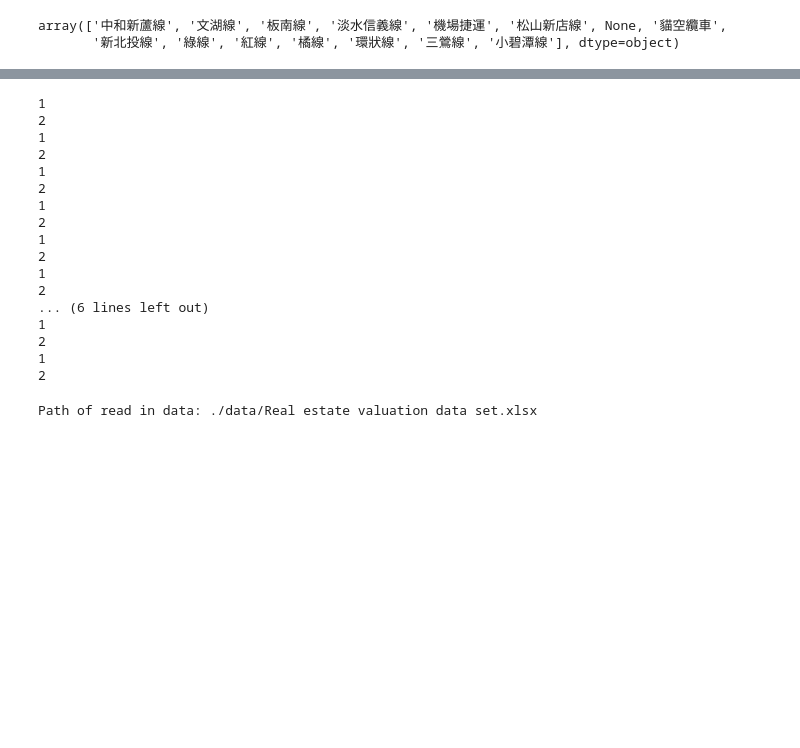
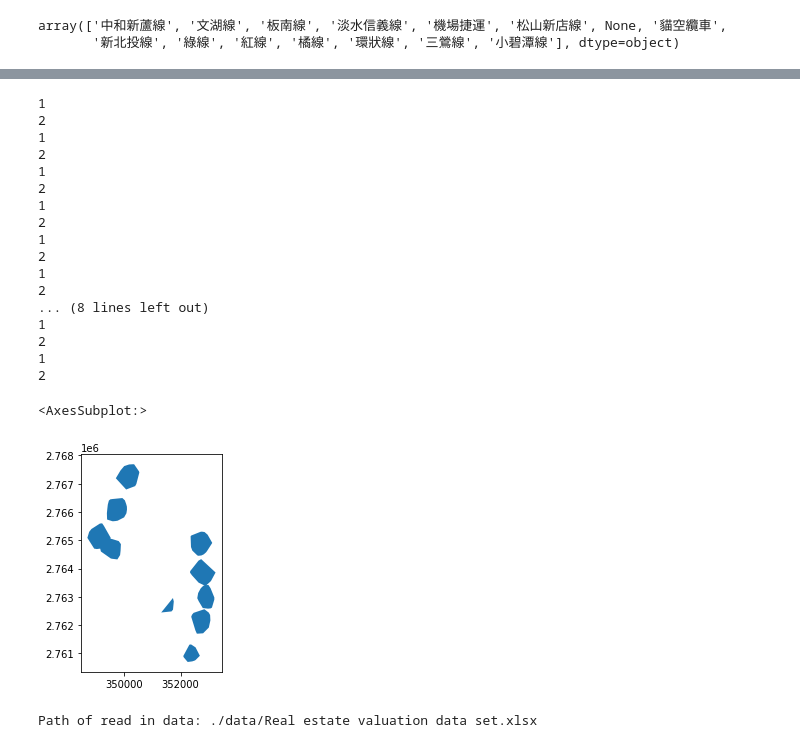
Before and after one commit to GallonShih/Projects, a Jupyter notebook: SideProject/04_UCI_Real_estate_valuation/Real Estate Valuation.ipynb, the cells around one changed output, grey strips where cells are left out. Drawn from its saved outputs; the diff is of its cells as text; code cells hidden in the pictures; blank space fills up the shorter version.

```diff
--- a/SideProject/04_UCI_Real_estate_valuation/Real Estate Valuation.ipynb
+++ b/SideProject/04_UCI_Real_estate_valuation/Real Estate Valuation.ipynb
@@ -94,11 +117,4 @@ ox.plot_graph(G)
 # %%
-gdf1,gdf2=ox.graph_to_gdfs(G)
-
-G = ox.project_graph(G) # 投影
-meters_per_minute = 30 * 1000 / 60 # 每小時30公里
-for u, v, k, data in G.edges(data=True, keys=True):
-    data['time'] = data['length'] / meters_per_minute
-
 trip_times = [1, 2, 4] #分鐘
 # 給定顏色
 iso_colors = ox.plot.get_colors(n=len(trip_times), cmap='Reds', start=0.3, return_hex=True)
@@ -106,7 +122,10 @@ iso_colors = ox.plot.get_colors(n=len(trip_times), cmap='Reds', start=0.3, retur
 
 for i in range(MRT_sub.shape[0]):
     if i == 0:
-        center_node=gdf1[(gdf1.lat-MRT_sub.lat[i])**2+(gdf1.lon-MRT_sub.lon[i])**2==min((gdf1.lat-MRT_sub.lat[i])**2+(gdf1.lon-MRT_sub.lon[i])**2)].index[0]#最近點
+        if MRT_sub['station_name_tw'][i]=='小碧潭':
+            center_node = 2216662234
+        else:
+            center_node=gdf1[(gdf1.lat-MRT_sub.lat[i])**2+(gdf1.lon-MRT_sub.lon[i])**2==min((gdf1.lat-MRT_sub.lat[i])**2+(gdf1.lon-MRT_sub.lon[i])**2)].index[0]#最近點
         print(1)
 
         node_colors = {}
@@ -131,7 +150,10 @@ for i in range(MRT_sub.shape[0]):
         sub_convex2_base = gpd.GeoDataFrame({'geometry': sub_convex2, 'df':[2]})
 
     else:
-        center_node=gdf1[(gdf1.lat-MRT_sub.lat[i])**2+(gdf1.lon-MRT_sub.lon[i])**2==min((gdf1.lat-MRT_sub.lat[i])**2+(gdf1.lon-MRT_sub.lon[i])**2)].index[0]#最近點
+        if MRT_sub['station_name_tw'][i]=='小碧潭':
+            center_node = 2216662234
+        else:
+            center_node=gdf1[(gdf1.lat-MRT_sub.lat[i])**2+(gdf1.lon-MRT_sub.lon[i])**2==min((gdf1.lat-MRT_sub.lat[i])**2+(gdf1.lon-MRT_sub.lon[i])**2)].index[0]#最近點
         print(1)
 
         node_colors = {}
@@ -186,11 +208,16 @@ sub_convex2_base = gpd.GeoDataFrame(sub_convex2_base,crs = gdf1.crs)
 2
 1
 2
-... (6 lines left out)
+... (8 lines left out)
 1
 2
 1
 2
+# %%
+sub_convex2_base.plot()
+# %% [output]
+<AxesSubplot:>
+[figure, added]
 # %%
 f_path = os.path.join(dir_data, 'Real estate valuation data set.xlsx')
 print('Path of read in data: %s' % (f_path))
```
Also changed, not shown: parts of 28 cells of this notebook.
